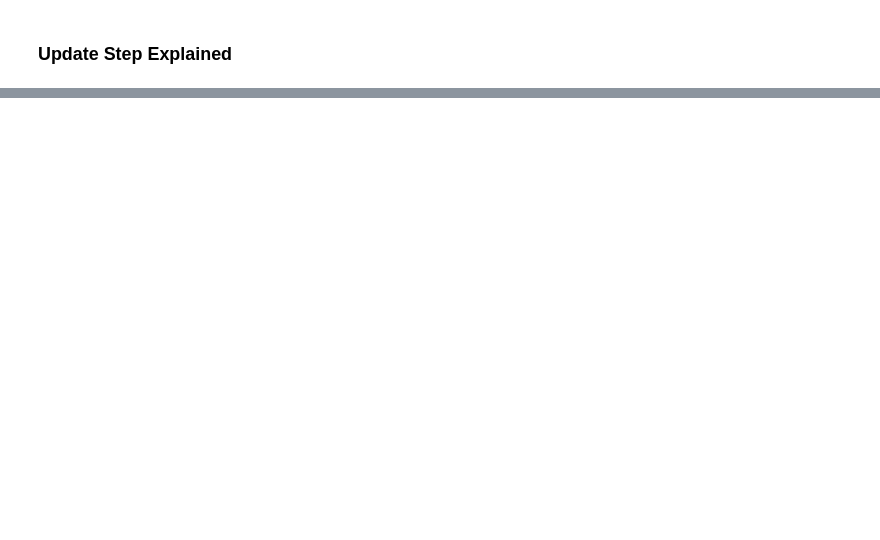
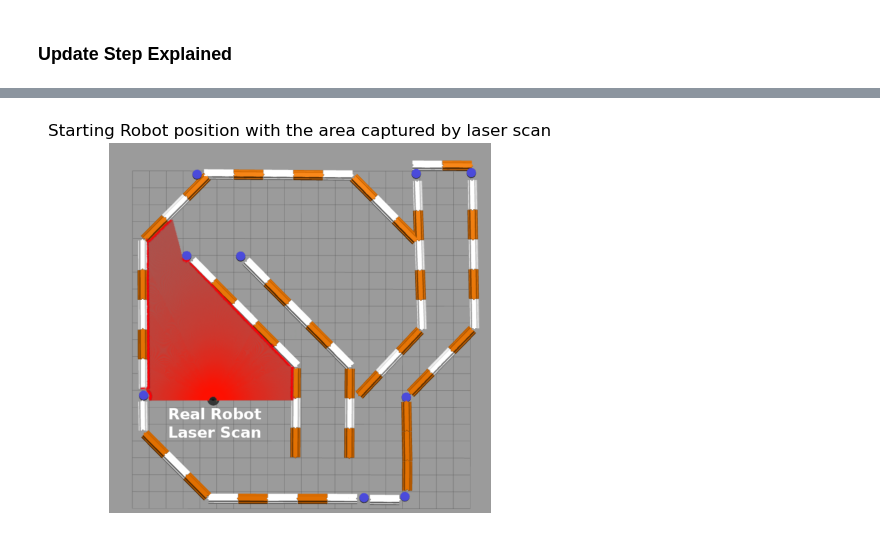
Before and after one commit to Muhammad540/Guide-to-Sensor-Fusion, a Jupyter notebook: docs/ParticleFilter.ipynb, the cells around one changed output, grey strips where cells are left out. Cells and saved outputs as stored; diff of their text form; code cells hidden in the pictures; blank space fills up the shorter version.

```diff
--- a/docs/ParticleFilter.ipynb
+++ b/docs/ParticleFilter.ipynb
@@ -117,0 +137,8 @@ The likelihood determines the weight of each particle. Particles with higher lik
+# %%
+image = mpimg.imread('laser_scans_real_robot.png')
+plt.imshow(image)
+plt.title('Starting Robot position with the area captured by laser scan')
+plt.axis('off')
+plt.show()
+# %% [output]
+[figure, added]
```
Also changed, not shown: parts of 8 cells of this notebook, 6 other files.
